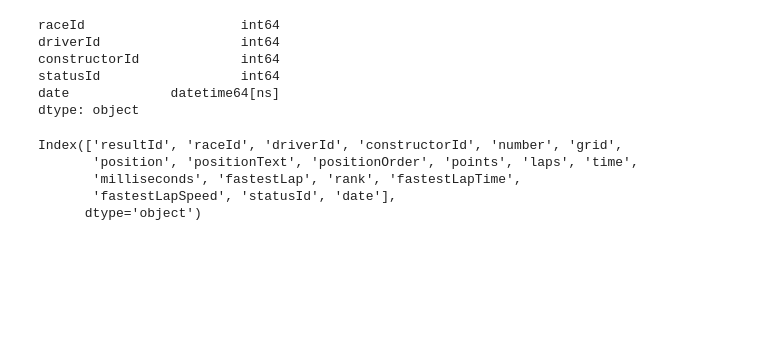
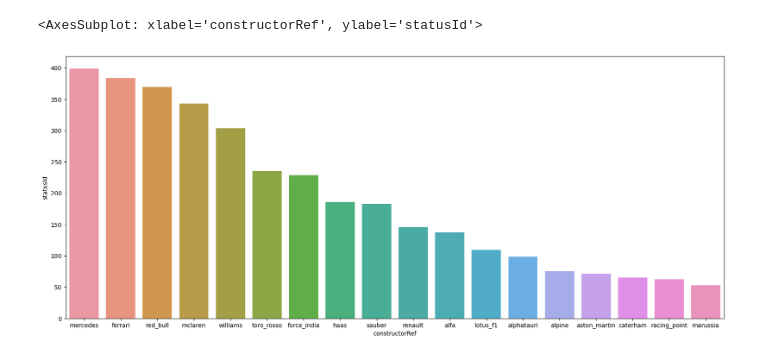
Before and after one commit to davidmccleave/eda, a Jupyter notebook: f1/driver-clusters.ipynb, the cells around one changed output. Drawn from its saved outputs; the diff is of its cells as text; code cells hidden in the pictures; blank space fills up the shorter version.

Commit message:
Checked out constructor finishes

```diff
--- a/f1/driver-clusters.ipynb
+++ b/f1/driver-clusters.ipynb
@@ -6,7 +6,7 @@ import matplotlib.pyplot as plt
 import sklearn
 # %%
 drivers_df = pd.read_csv('data/drivers.csv')
-constructors_df = pd.read_csv('data/constructors.csv')
+constructors_df = pd.read_csv('data/constructors.csv', usecols=['constructorId', 'constructorRef'])
 races_df = pd.read_csv('data/races.csv')
 results_df = pd.read_csv('data/results.csv')
 status_df = pd.read_csv('data/status.csv')
@@ -16,13 +13,16 @@ results_df = results_df.merge(status_df, on='statusId')
 # %%
-results_df = results_df.sort_values(by='date')
+# Merge in other datasets
+results_df = results_df.merge(races_df[['raceId', 'date']], on='raceId')
+results_df = results_df.merge(status_df, on='statusId')
+results_df = results_df.merge(constructors_df, on='constructorId')
+
+# Sort by date
 results_df['date'] = pd.to_datetime(results_df['date'])
 results_df = results_df.sort_values(by='date')
 
 drop_cols = ['resultId', 'number', 'grid',
        'position', 'positionText', 'positionOrder', 'points', 'laps', 'time',
        'milliseconds', 'fastestLap', 'rank', 'fastestLapTime',
-       'fastestLapSpeed']
+       'fastestLapSpeed', 'constructorId']
 
 df = results_df[results_df.date.dt.year > 2011].drop(columns=drop_cols)
-# df[df.constructorId == 6].value_counts()
-df[df.constructorId == 6].groupby('status').count()
@@ -48,17 +28,0 @@ df[df.constructorId == 6].groupby('status').count()
-# %%
-df.dtypes
-# %% [output]
-raceId                    int64
-driverId                  int64
-constructorId             int64
-statusId                  int64
-date             datetime64[ns]
-dtype: object
-# %%
-results_df.columns
-# %% [output]
-Index(['resultId', 'raceId', 'driverId', 'constructorId', 'number', 'grid',
-       'position', 'positionText', 'positionOrder', 'points', 'laps', 'time',
-       'milliseconds', 'fastestLap', 'rank', 'fastestLapTime',
-       'fastestLapSpeed', 'statusId', 'date'],
-      dtype='object')
@@ -66,0 +29,9 @@ Index(['resultId', 'raceId', 'driverId', 'constructorId', 'number', 'grid',
+# %%
+counts = df[(df.status == 'Finished') | (df.status == '+1 Lap')].groupby('constructorRef').count().drop(columns=['raceId', 'driverId', 'date', 'status']).reset_index()
+counts = counts.sort_values(by='statusId', ascending=False)
+plt.figure(figsize=(20, 8))
+plt.tight_layout()
+sns.barplot(data=counts.head(18), x='constructorRef', y='statusId')
+# %% [output]
+<AxesSubplot: xlabel='constructorRef', ylabel='statusId'>
+[figure, added]
```
Also changed, not shown: parts of 4 cells of this notebook.
